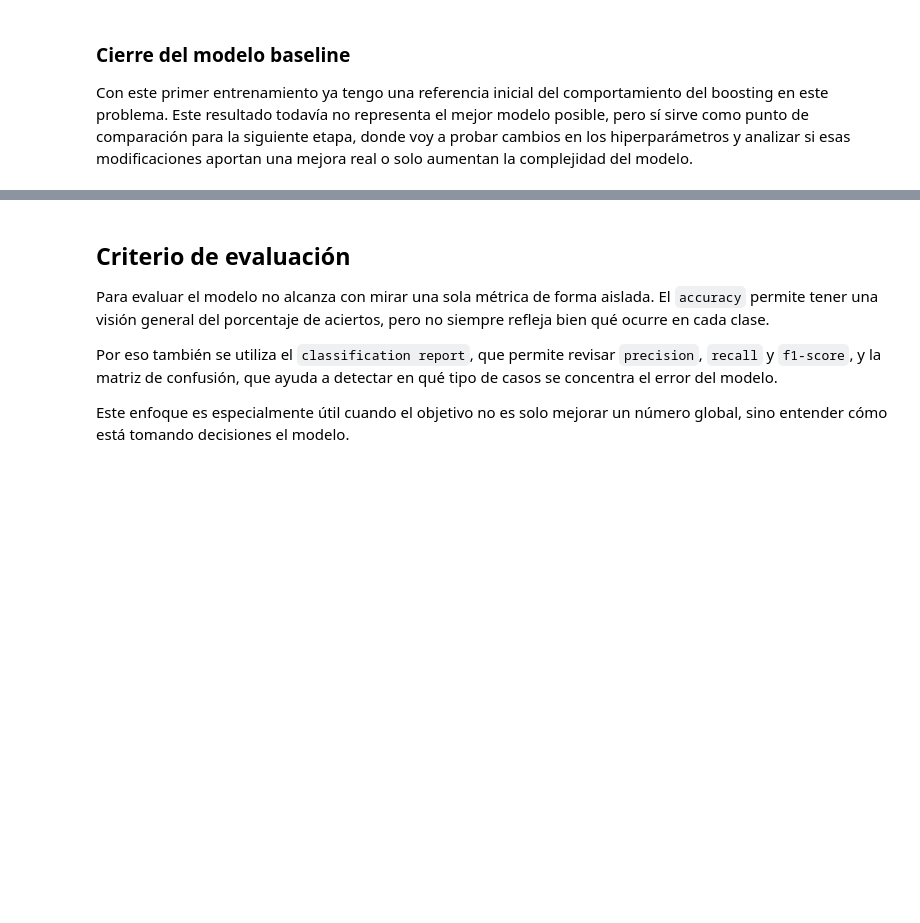
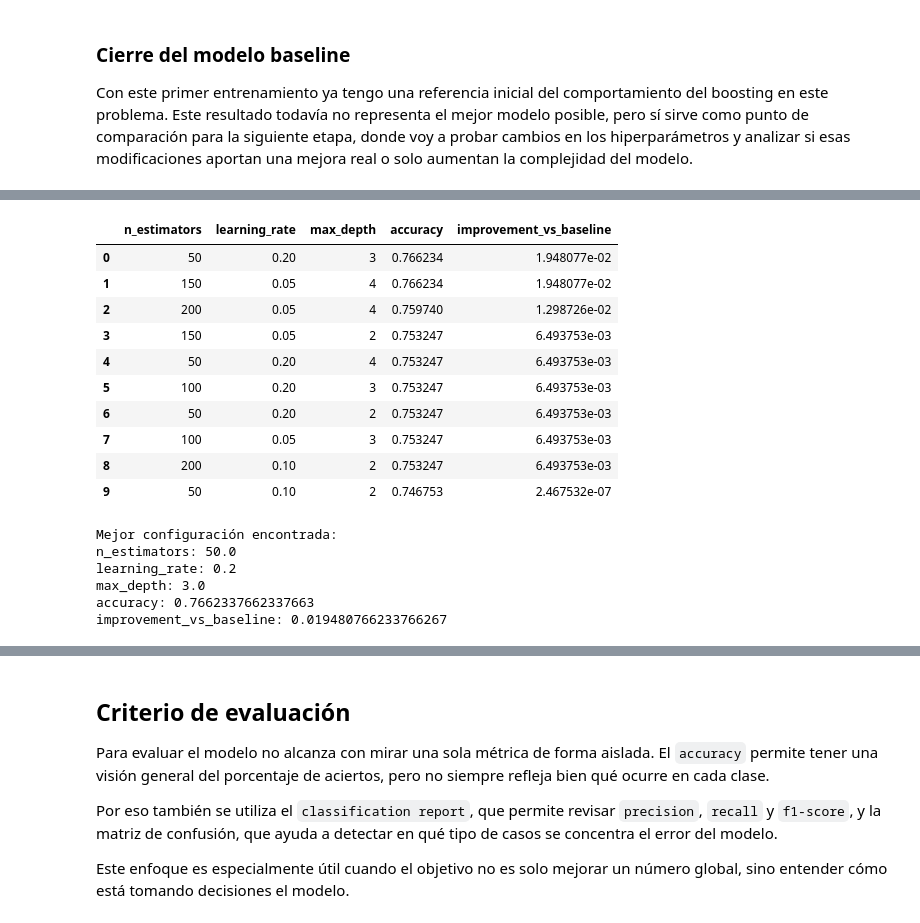
Before and after one commit to 4GeeksAcademy/gondelles-boosting-algorithm-project, a Jupyter notebook: src/boosting_diabetes.ipynb, the cells around one changed output, grey strips where cells are left out. Cells and saved outputs as stored; diff of their text form; code cells hidden in the pictures; blank space fills up the shorter version.

```diff
--- a/src/boosting_diabetes.ipynb
+++ b/src/boosting_diabetes.ipynb
@@ -399,0 +412,10 @@ La idea no es probar combinaciones de forma arbitraria, sino observar qué cambi
+# %%
+param_grid = {
+    "n_estimators": [50, 100, 150, 200],
+    "learning_rate": [0.05, 0.1, 0.2],
+    "max_depth": [2, 3, 4]
+}
+
+grid = list(ParameterGrid(param_grid))
+print(f"Total de combinaciones a evaluar: {len(grid)}")
+grid[:5]
@@ -399,0 +470,31 @@ La idea no es probar combinaciones de forma arbitraria, sino observar qué cambi
+# %%
+baseline_accuracy = 0.746753
+
+results_df["improvement_vs_baseline"] = results_df["accuracy"] - baseline_accuracy
+
+display(results_df.head(10))
+# %% [output]
+|  | n_estimators | learning_rate | max_depth | accuracy | improvement_vs_baseline |
+| 0 | 50 | 0.20 | 3 | 0.766234 | 1.948077e-02 |
+| 1 | 150 | 0.05 | 4 | 0.766234 | 1.948077e-02 |
+| 2 | 200 | 0.05 | 4 | 0.759740 | 1.298726e-02 |
+| 3 | 150 | 0.05 | 2 | 0.753247 | 6.493753e-03 |
+| 4 | 50 | 0.20 | 4 | 0.753247 | 6.493753e-03 |
+| 5 | 100 | 0.20 | 3 | 0.753247 | 6.493753e-03 |
+| 6 | 50 | 0.20 | 2 | 0.753247 | 6.493753e-03 |
+| 7 | 100 | 0.05 | 3 | 0.753247 | 6.493753e-03 |
+| 8 | 200 | 0.10 | 2 | 0.753247 | 6.493753e-03 |
+| 9 | 50 | 0.10 | 2 | 0.746753 | 2.467532e-07 |
+# %%
+best_params = results_df.iloc[0].to_dict()
+
+print("Mejor configuración encontrada:")
+for key, value in best_params.items():
+    print(f"{key}: {value}")
+# %% [output]
+Mejor configuración encontrada:
+n_estimators: 50.0
+learning_rate: 0.2
+max_depth: 3.0
+accuracy: 0.7662337662337663
+improvement_vs_baseline: 0.019480766233766267
```
Also changed, not shown: parts of 12 cells of this notebook.
